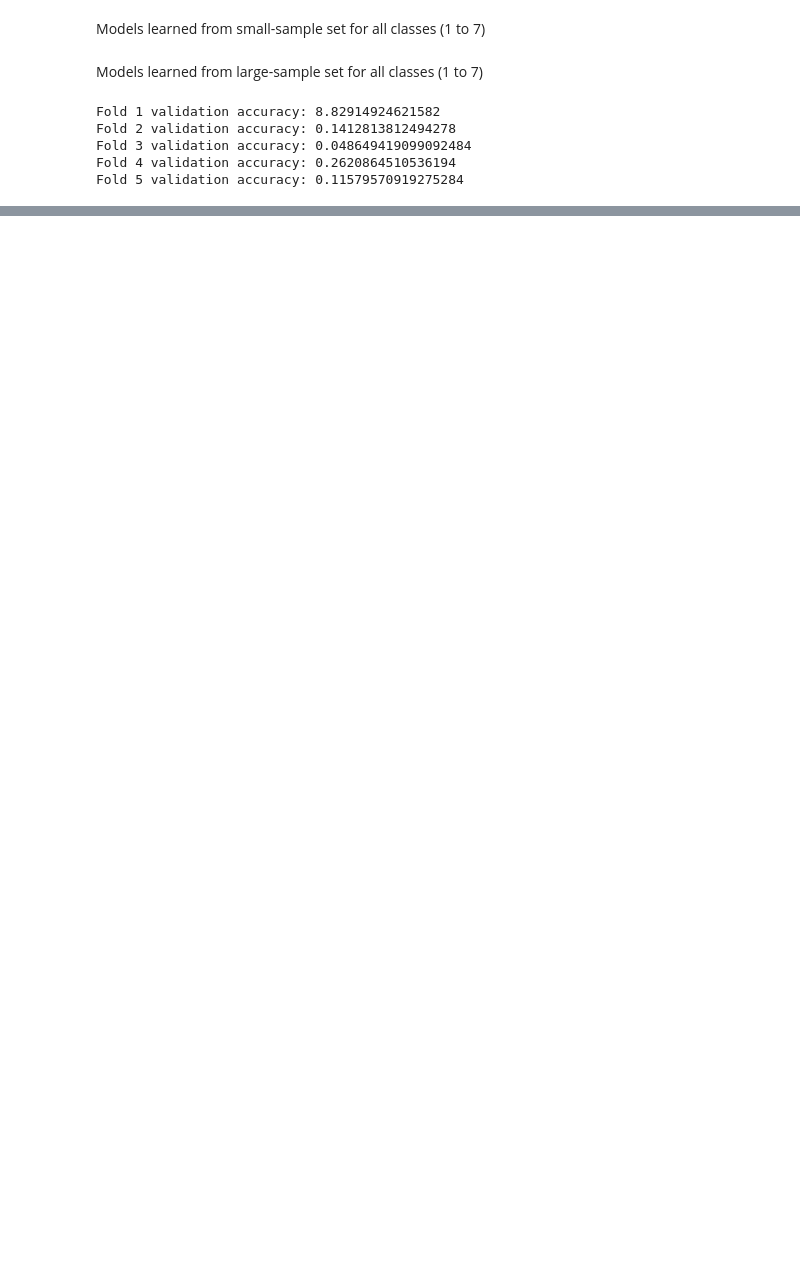
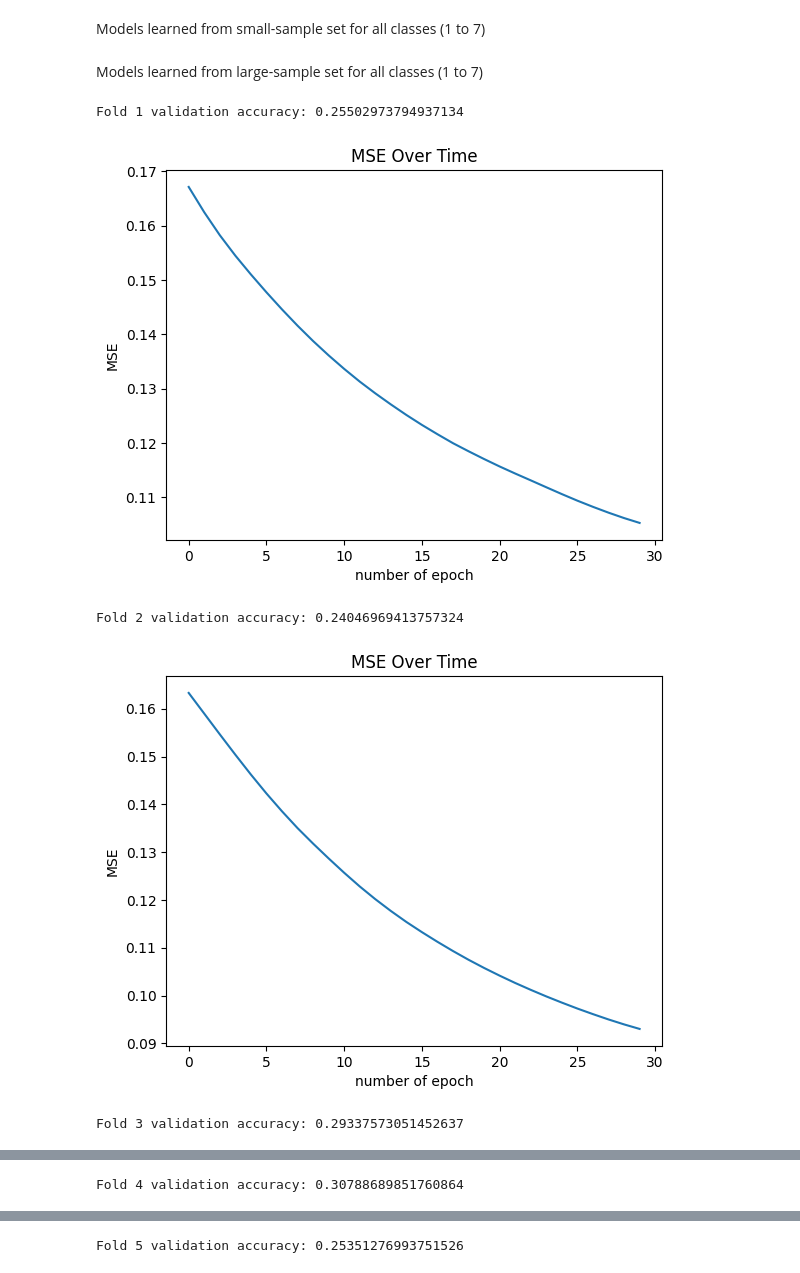
Before and after one commit to ayan-2025/Learning-to-Learn-Model-Regression-Network, a Jupyter notebook: Learning_to_Learn_Model_Regression_Network.ipynb, the cells around one changed output, grey strips where cells are left out. Cells and saved outputs as stored; diff of their text form; code cells hidden in the pictures; blank space fills up the shorter version.

```diff
--- a/Learning_to_Learn_Model_Regression_Network.ipynb
+++ b/Learning_to_Learn_Model_Regression_Network.ipynb
@@ -151,12 +56,12 @@ model_y = []
 
 for i in range(1,8):
 
-   negative_examples = X_resampled[y_resampled['Class'] != i]
+   negative_examples = digits.data[digits.target != i]
    num_negative_examples = 100
    negative_examples_subsampled = resample(negative_examples, n_samples=num_negative_examples, random_state=42)
 
-   subsampled_X = np.vstack((X_resampled[y_resampled['Class'] == i], negative_examples_subsampled))
-   subsampled_y = np.hstack((np.ones(np.count_nonzero(y_resampled['Class'] == i)), np.zeros(num_negative_examples)))
+   subsampled_X = np.vstack((digits.data[digits.target == i], negative_examples_subsampled))
+   subsampled_y = np.hstack((np.ones(np.count_nonzero(digits.target == i)), np.zeros(num_negative_examples)))
 
    random_state_C_map = {0: 0.01, 42: 0.1, 123: 1, 130: 10, 140: 100}
 
@@ -208,16 +113,12 @@ Accuracy: 0.7531380753138075
 Models learned from small-sample set for all classes (1 to 7)
 # %%
 model_X = np.array(model_X)
-model_X = model_X.reshape(35,4)
-df = pd.DataFrame(model_X)
-df.columns = ['w_01','w_02','w_03','w_04']
+model_X = model_X.reshape(35,64)
 # %% [markdown]
 Models learned from large-sample set for all classes (1 to 7)
 # %%
 model_y = np.array(model_y)
-model_y = model_y.reshape(35,4)
-df_ = pd.DataFrame(model_y)
-df_.columns = ['w_11','w_12','w_13','w_14']
+model_y = model_y.reshape(35,64)
 # %%
 X_train, X_test, y_train, y_test = split(model_X, model_y, test_size=0.1, shuffle=True, random_state=0)
 # %%
@@ -234,42 +135,55 @@ pip install --upgrade tensorflow
 from sklearn.model_selection import KFold
 from tensorflow.keras.models import Sequential
 from tensorflow.keras.layers import Dense, BatchNormalization, LeakyReLU
+from sklearn.metrics import mean_squared_error
 
 # prepare cross validation
 kfold = KFold(n_splits=5, shuffle=True, random_state=42)
 
 # k-fold cross validation
 fold_no = 1
 for train_idx, val_idx in kfold.split(X_train, y_train):
 
     X_train_fold, y_train_fold = X_train[train_idx], y_train[train_idx]
     X_val_fold, y_val_fold = X_train[val_idx], y_train[val_idx]
 
     # Define the model architecture
     model = Sequential()
-    model.add(Dense(8, input_dim=X_train.shape[1]))
+    model.add(Dense(32, input_dim=X_train_fold.shape[1]))
     model.add(LeakyReLU(alpha=0.01))
     model.add(BatchNormalization())
-    model.add(Dense(8))
+    model.add(Dense(64))
     model.add(LeakyReLU(alpha=0.01))
     model.add(BatchNormalization())
-    #model.add(Dense(8, activation='relu'))
-    model.add(Dense(4, activation='linear'))
+    model.add(Dense(64, activation='linear'))
 
     #sgd = tf.keras.optimizers.SGD(learning_rate=0.005, momentum=0.9)
     # Compile the model
     model.compile(loss='mse', optimizer= 'adam', metrics=['mae', 'mse'])
+    num_epochs = 30
+    mse_values = []
 
-    # Fit the model
-    history = model.fit(X_train_fold, y_train_fold, epochs=200, batch_size=20, verbose=0, validation_data=(X_val_fold, y_val_fold))
+    for i in range(num_epochs):
 
+       # Fit the model
+       history = model.fit(X_train_fold, y_train_fold, epochs=1, batch_size=40, verbose=0, validation_data=(X_val_fold, y_val_fold))
+       y_pred = model.predict(X_val_fold, verbose=0)
+       mse = mean_squared_error(y_val_fold, y_pred)
+       mse_values.append(mse)
     # Evaluate the model
     scores = model.evaluate(X_val_fold, y_val_fold, verbose=0)
     print(f'Fold {fold_no} validation accuracy: {scores[1]}')
+
+    plt.plot(range(num_epochs), mse_values)
+    plt.xlabel('number of epoch')
+    plt.ylabel('MSE')
+    plt.title('MSE Over Time')
+    plt.show()
+
     fold_no += 1
 # %% [output]
-Fold 1 validation accuracy: 8.82914924621582
-Fold 2 validation accuracy: 0.1412813812494278
-Fold 3 validation accuracy: 0.048649419099092484
-Fold 4 validation accuracy: 0.2620864510536194
-Fold 5 validation accuracy: 0.11579570919275284
+Fold 1 validation accuracy: 0.25502973794937134
+[figure, added]
+Fold 2 validation accuracy: 0.24046969413757324
+[figure, added]
+Fold 3 validation accuracy: 0.29337573051452637
@@ -275,0 +191 @@ Fold 5 validation accuracy: 0.11579570919275284
+Fold 4 validation accuracy: 0.30788689851760864
@@ -275,0 +193 @@ Fold 5 validation accuracy: 0.11579570919275284
+Fold 5 validation accuracy: 0.25351276993751526
```
Also changed, not shown: parts of 12 cells of this notebook.
